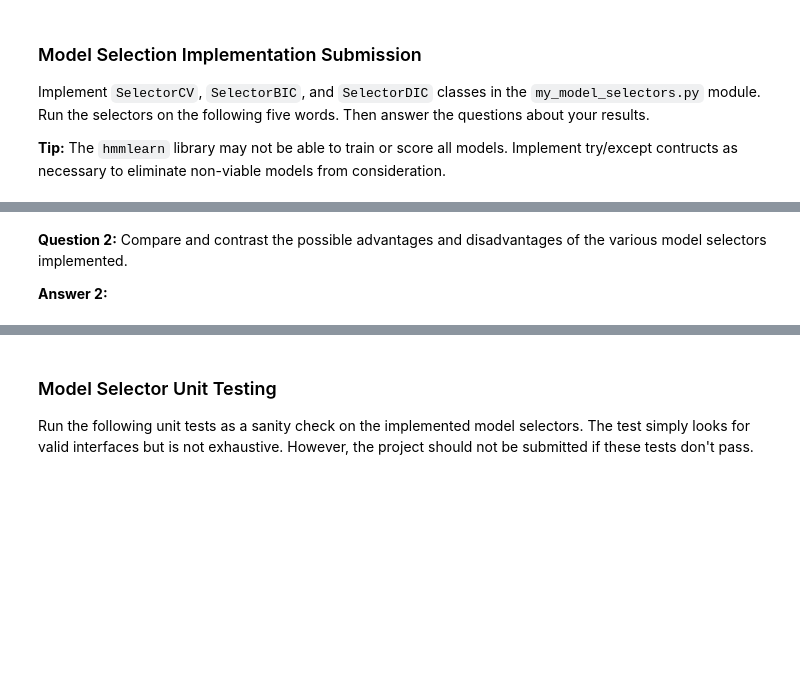
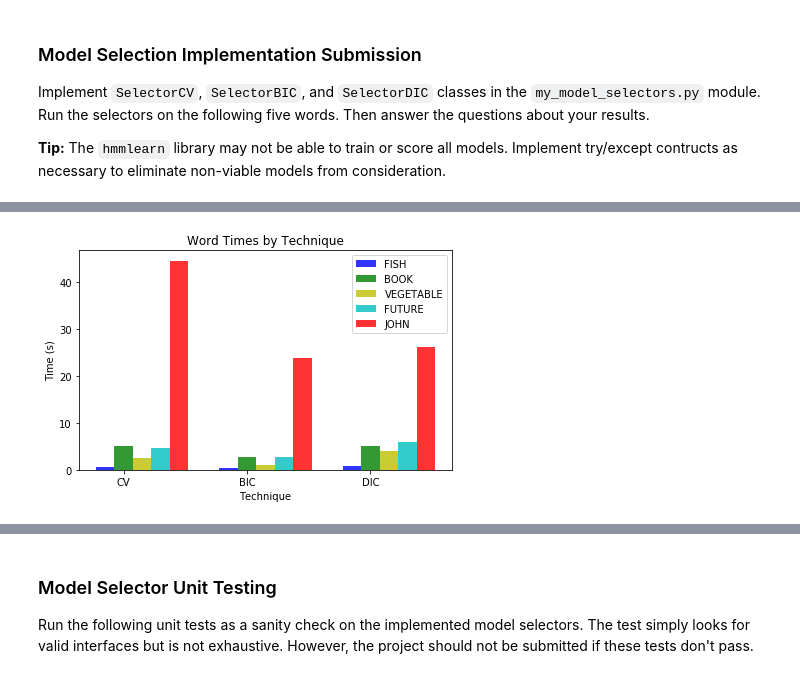
Before and after one commit to sagarjain2030/Sign-Langguage-Recognizer-Agent, a Jupyter notebook: asl_recognizer.ipynb, the cells around one changed output, grey strips where cells are left out. Drawn from its saved outputs; the diff is of its cells as text; code cells hidden in the pictures; blank space fills up the shorter version.

```diff
--- a/asl_recognizer.ipynb
+++ b/asl_recognizer.ipynb
@@ -566,4 +566,66 @@ Training complete for JOHN with 15 states with time 141.41238019038906 seconds
-# %% [markdown]
-**Question 2:**  Compare and contrast the possible advantages and disadvantages of the various model selectors implemented.
-
-**Answer 2:**
+# %%
+#Comparing the results received from the above cells for time required
+%matplotlib inline
+
+import numpy as np
+import matplotlib.pyplot as plt
+
+# data to plot
+objects = ('CV', 'BIC', 'DIC')
+n_groups = len(objects)
+times_0 = (0.5370432228471619, 0.4576775510661122, 0.7260144175683081)
+times_1 = (5.134682779907217, 2.6302899562210484, 5.154444421636427)
+times_2 = (2.4161663935925226, 0.9230546733000722, 4.048213292677019)
+times_3 = (4.738828997114993, 2.7447986840190026, 5.875663868745278)
+times_4 = (44.44045335284041, 23.85482268219768, 26.077205649089166)
+
+# create plot
+fig, ax = plt.subplots()
+index = np.arange(n_groups)
+bar_width = 0.15
+opacity = 0.8
+
+rects1 = plt.bar(index,
+                 times_0,
+                 bar_width,
+                 alpha=opacity,
+                 color='b',
+                 label='FISH')
+
+rects2 = plt.bar(index + bar_width,
+                 times_1,
+                 bar_width,
+                 alpha=opacity,
+                 color='g',
+                 label='BOOK')
+
+rects3 = plt.bar(index + (2 * bar_width),
+                 times_2,
+                 bar_width,
+                 alpha=opacity,
+                 color='y',
+                 label='VEGETABLE')
+
+rects4 = plt.bar(index + (3 * bar_width),
+                 times_3,
+                 bar_width,
+                 alpha=opacity,
+                 color='c',
+                 label='FUTURE')
+
+rects5 = plt.bar(index + (4 * bar_width),
+                 times_4,
+                 bar_width,
+                 alpha=opacity,
+                 color='r',
+                 label='JOHN')
+
+plt.xlabel('Technique')
+plt.ylabel('Time (s)')
+plt.title('Word Times by Technique')
+plt.xticks(index + bar_width, objects)
+plt.legend()
+plt.tight_layout()
+plt.show()
+# %% [output]
+[figure, added]
```
Also changed, not shown: parts of 11 cells of this notebook.
